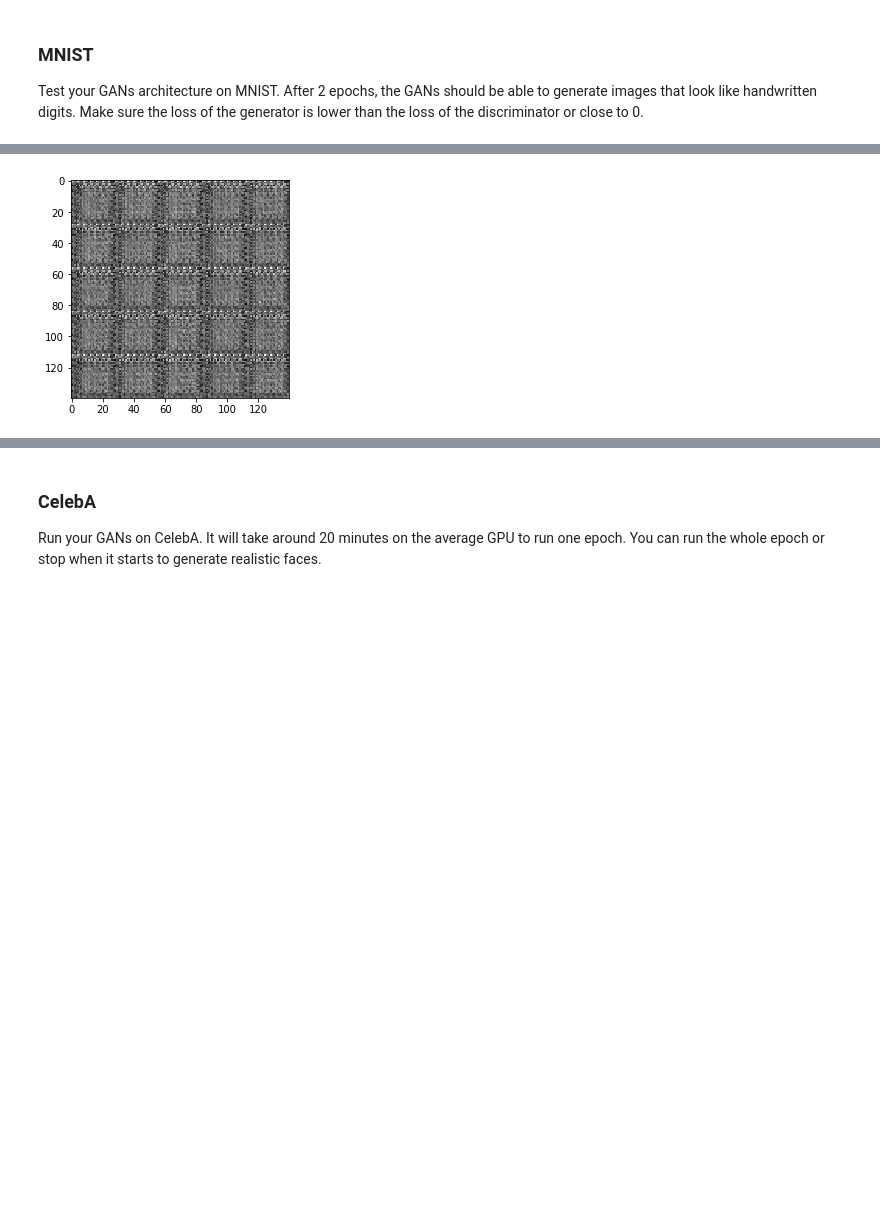
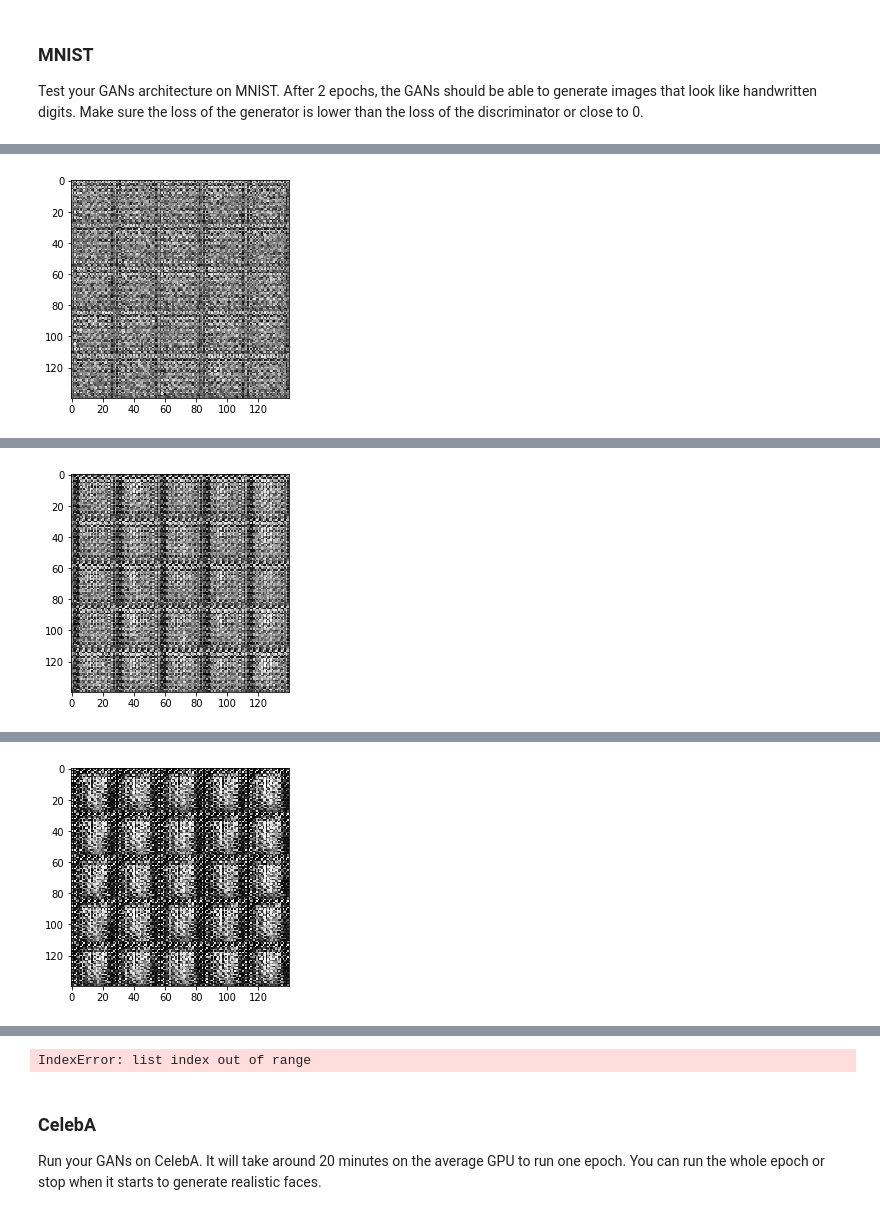
Before and after one commit to d-k-b/deep-learning, a Jupyter notebook: face_generation/dlnd_face_generation.ipynb, the cells around one changed output, grey strips where cells are left out. Cells and saved outputs as stored; diff of their text form; code cells hidden in the pictures; blank space fills up the shorter version.

```diff
--- a/face_generation/dlnd_face_generation.ipynb
+++ b/face_generation/dlnd_face_generation.ipynb
@@ -299,7 +292,7 @@ Implement `model_loss` to build the GANs for training and calculate the loss.  T
 - `discriminator(images, reuse=False)`
 - `generator(z, out_channel_dim, is_train=True)`
 # %%
-def model_loss(input_real, input_z, out_channel_dim, alpha = 0.01, drop_rate = 0.1):
+def model_loss(input_real, input_z, out_channel_dim, alpha = 0.01, drop_rate = 0.1, smoothing_rate = 0.1):
     """
     Get the loss for the discriminator and generator
     :param input_real: Images from the real dataset
@@ -317,16 +310,16 @@ def model_loss(input_real, input_z, out_channel_dim, alpha = 0.01, drop_rate = 0
     g_loss = tf.reduce_mean(
         input_tensor = tf.nn.sigmoid_cross_entropy_with_logits(
             logits = d_fake_layer,
-            labels = tf.multiply(tf.ones_like(d_fake_out), 1)))
+            labels = tf.multiply(tf.ones_like(d_fake_out), 1. - smoothing_rate)))
 
     d_real_loss = tf.reduce_mean(
         input_tensor = tf.nn.sigmoid_cross_entropy_with_logits(
             logits = d_real_layer,
-            labels = tf.multiply(tf.ones_like(d_real_out), 1)))
+            labels = tf.multiply(tf.ones_like(d_real_out), 1. - smoothing_rate)))
     d_fake_loss = tf.reduce_mean(
         input_tensor = tf.nn.sigmoid_cross_entropy_with_logits(
             logits = d_fake_layer,
-            labels = tf.multiply(tf.ones_like(d_fake_out), 0)))
+            labels = tf.multiply(tf.ones_like(d_fake_out), 0. + smoothing_rate)))
 
     d_loss = d_real_loss + d_fake_loss
 
@@ -409,7 +398,9 @@ Implement `train` to build and train the GANs.  Use the following functions you
 
 Use the `show_generator_output` to show `generator` output while you train. Running `show_generator_output` for every batch will drastically increase training time and increase the size of the notebook.  It's recommended to print the `generator` output every 100 batches.
 # %%
-def train(epoch_count, batch_size, z_dim, learning_rate, beta1, get_batches, data_shape, data_image_mode, drop_rate = 0.1, alpha = 0.2):
+def train(
+    epoch_count, batch_size, z_dim, learning_rate, beta1, get_batches, data_shape, data_image_mode,
+    drop_rate = 0.1, alpha = 0.2, smoothing_rate = 0.1):
     """
     Train the GAN
     :param epoch_count: Number of epochs
@@ -435,7 +426,8 @@ def train(epoch_count, batch_size, z_dim, learning_rate, beta1, get_batches, dat
         input_z = generation_seeds,
         out_channel_dim = data_shape[3],
         alpha = alpha,
-        drop_rate = drop_rate)
+        drop_rate = drop_rate,
+        smoothing_rate = smoothing_rate)
 
     g_opt, d_opt = model_opt(
         d_loss = d_loss,
@@ -495,15 +487,17 @@ z_dim = 128
 learning_rate = 0.0002
 alpha = 0.2
 beta1 = 0.5
-drop_rate = 0
+drop_rate = 0.
+smoothing_rate = 0.
 
 """
 DON'T MODIFY ANYTHING IN THIS CELL THAT IS BELOW THIS LINE
 """
-epochs = 2
+epochs = 16
 
 mnist_dataset = helper.Dataset('mnist', glob(os.path.join(data_dir, 'mnist/*.jpg')))
 with tf.Graph().as_default():
     train(epochs, batch_size, z_dim, learning_rate, beta1, mnist_dataset.get_batches,
-          mnist_dataset.shape, mnist_dataset.image_mode, alpha = alpha, drop_rate = drop_rate)
+          mnist_dataset.shape, mnist_dataset.image_mode,
+          alpha = alpha, drop_rate = drop_rate, smoothing_rate = smoothing_rate)
 # %% [output]
@@ -518 +512 @@ Epoch 1/2... D Loss: 0.0053... G Loss: 5.9444
-[figure, old version]
+[figure, new version]
@@ -521,0 +521 @@ Epoch 1/2... D Loss: 0.0026... G Loss: 6.5375
+[figure, added]
@@ -522,0 +530 @@ IndexError: list index out of range
+[figure, added]
@@ -523,3 +539,4 @@ IndexError: list index out of range
+IndexError: list index out of range
 # %% [markdown]
 ### CelebA
 Run your GANs on CelebA.  It will take around 20 minutes on the average GPU to run one epoch.  You can run the whole epoch or stop when it starts to generate realistic faces.
```
Also changed, not shown: parts of 8 cells of this notebook.
